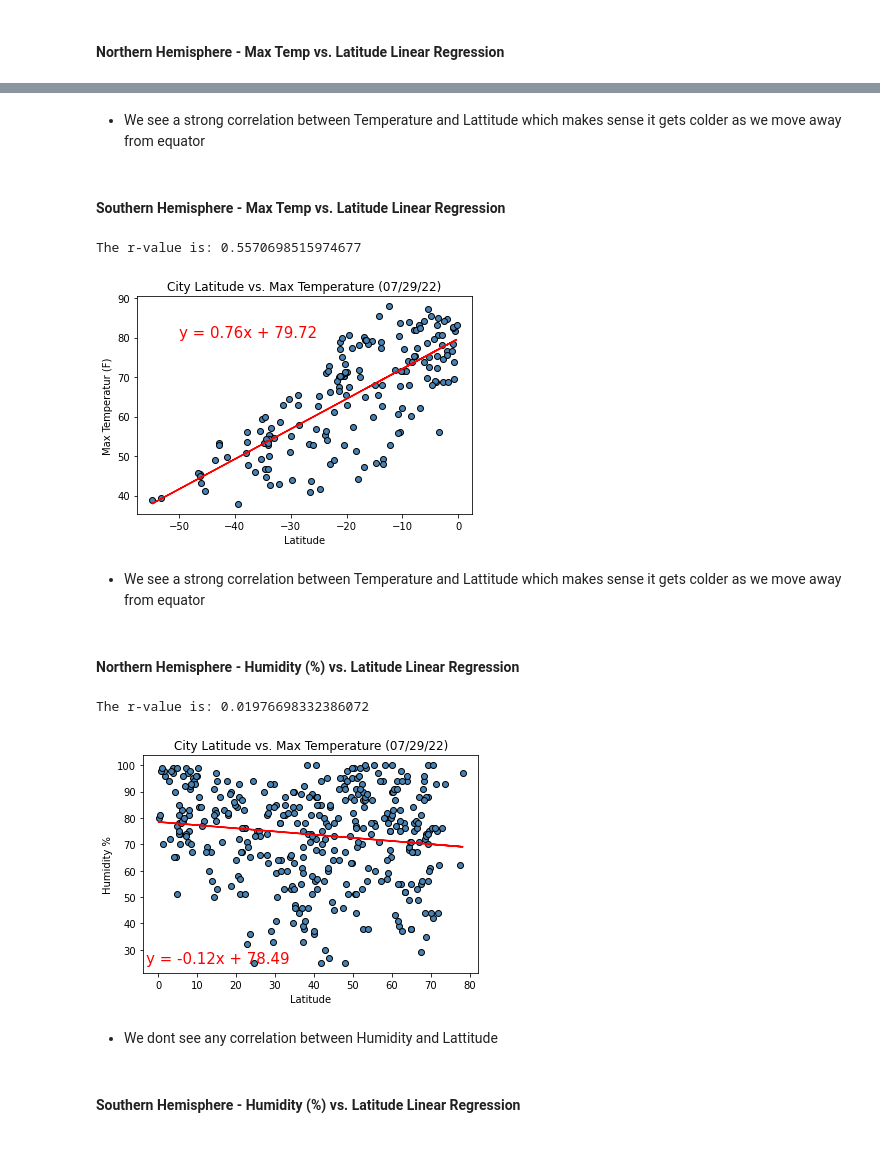
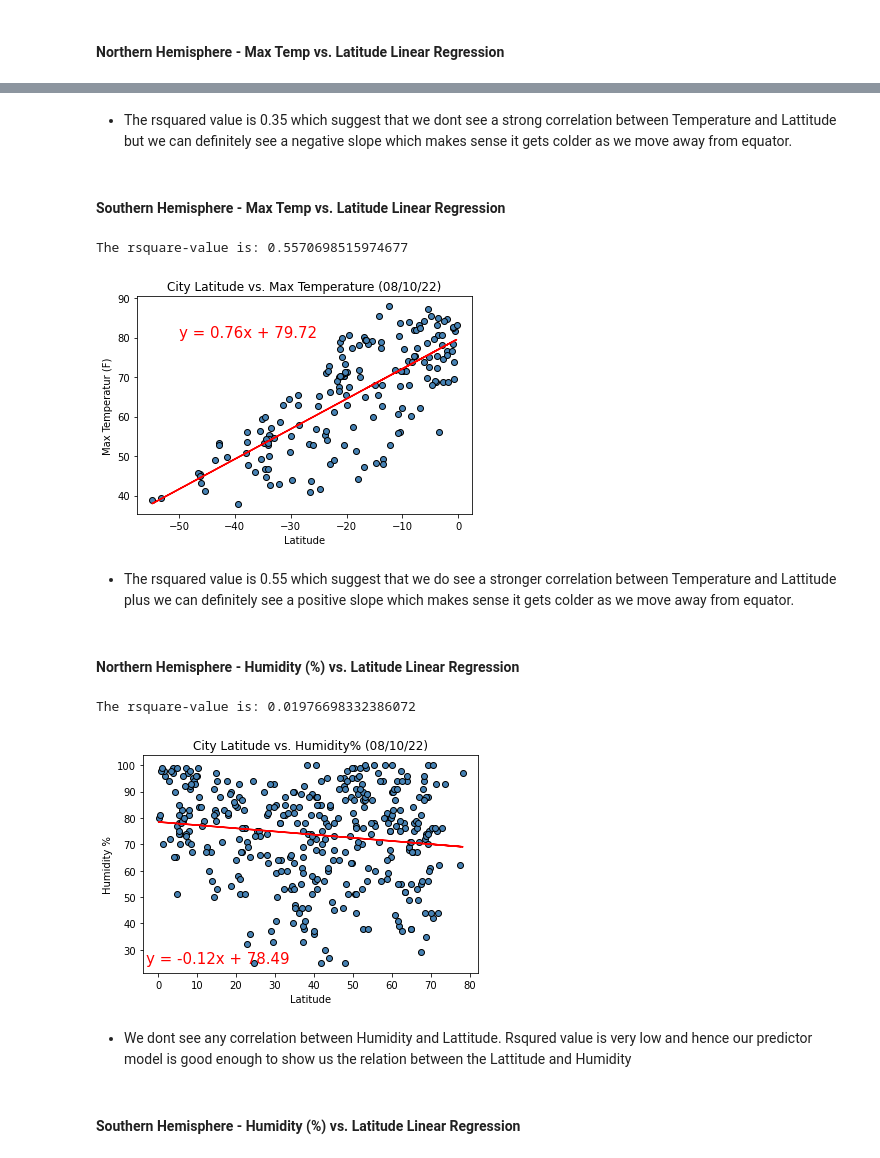
Before and after one commit to singhsanoo/python-api-challenge, a Jupyter notebook: starter_code/WeatherPy.ipynb, the cells around one changed output, grey strips where cells are left out. Cells and saved outputs as stored; diff of their text form; code cells hidden in the pictures.

```diff
--- a/starter_code/WeatherPy.ipynb
+++ b/starter_code/WeatherPy.ipynb
@@ -154,6 +154,9 @@ city_df.describe()
 | 50% | 24.687700 | 29.833300 | 70.050000 | 76.000000 | 71.000000 | 5.820000 | 1.659153e+09 |
 | 75% | 50.200100 | 105.319600 | 79.320000 | 87.000000 | 99.000000 | 9.660000 | 1.659154e+09 |
 | max | 78.218600 | 179.316700 | 101.030000 | 100.000000 | 100.000000 | 30.130000 | 1.659154e+09 |
+# %%
+# Reading the cities from saved CSV file to avoid executing the api code again
+city_df = pd.read_csv('output_data/cities.csv')
 # %% [markdown]
 ## Inspect the data and remove the cities where the humidity > 100%.
 ----
@@ -304,6 +307,6 @@ The r-value is: 0.3519937510436887
 [figure]
 # %% [markdown]
-* We see a strong correlation between Temperature and Lattitude which makes sense it gets colder as we move away from equator
+* The rsquared value is 0.35 which suggest that we dont see a strong correlation between Temperature and Lattitude but we can definitely see a negative slope which makes sense it gets colder as we move away from equator.
 # %% [markdown]
 ####  Southern Hemisphere - Max Temp vs. Latitude Linear Regression
 # %%
@@ -321,39 +324,39 @@ plt.title(f"City Latitude vs. Max Temperature ({date.today().strftime('%m/%d/%y'
 plt.xlabel('Latitude')
 plt.ylabel('Max Temperatur (F)')
 
-print(f"The r-value is: {rvalue**2}")
+print(f"The rsquare-value is: {rvalue**2}")
 
 plt.show()
 # %% [output]
-The r-value is: 0.5570698515974677
+The rsquare-value is: 0.5570698515974677
 [figure]
 # %% [markdown]
-* We see a strong correlation between Temperature and Lattitude which makes sense it gets colder as we move away from equator
+* The rsquared value is 0.55 which suggest that we do see a stronger correlation between Temperature and Lattitude plus we can definitely see a positive slope which makes sense it gets colder as we move away from equator.
 # %% [markdown]
 ####  Northern Hemisphere - Humidity (%) vs. Latitude Linear Regression
 # %%
 plt.scatter(north_Hem_df['Lat'], north_Hem_df['Humidity'], edgecolors='black', c='steelblue')
 
 #Linear Regression
 slope, intercept, rvalue, pvalue, stderr = linregress(north_Hem_df['Lat'], north_Hem_df['Humidity'])
 line_equ = f"y = {round(slope,2)}x + {round(intercept,2)}"
 
 regress_value = slope*north_Hem_df['Lat'] + intercept
 
 plt.annotate(line_equ, (-3,25), fontsize=15, color='r')
 plt.plot(north_Hem_df['Lat'], regress_value, c='r')
-plt.title(f"City Latitude vs. Max Temperature ({date.today().strftime('%m/%d/%y')})")
+plt.title(f"City Latitude vs. Humidity% ({date.today().strftime('%m/%d/%y')})")
 plt.xlabel('Latitude')
 plt.ylabel('Humidity %')
 
-print(f"The r-value is: {rvalue**2}")
+print(f"The rsquare-value is: {rvalue**2}")
 
 plt.show()
 # %% [output]
-The r-value is: 0.01976698332386072
+The rsquare-value is: 0.01976698332386072
-[figure, old version]
+[figure, new version]
 # %% [markdown]
-* We dont see any correlation between Humidity and Lattitude
+* We dont see any correlation between Humidity and Lattitude. Rsqured value is very low and hence our predictor model is good enough to show us the relation between the Lattitude and Humidity
 # %% [markdown]
 ####  Southern Hemisphere - Humidity (%) vs. Latitude Linear Regression
 # %%
```
Also changed, not shown: parts of 19 cells of this notebook, 3 other files.
